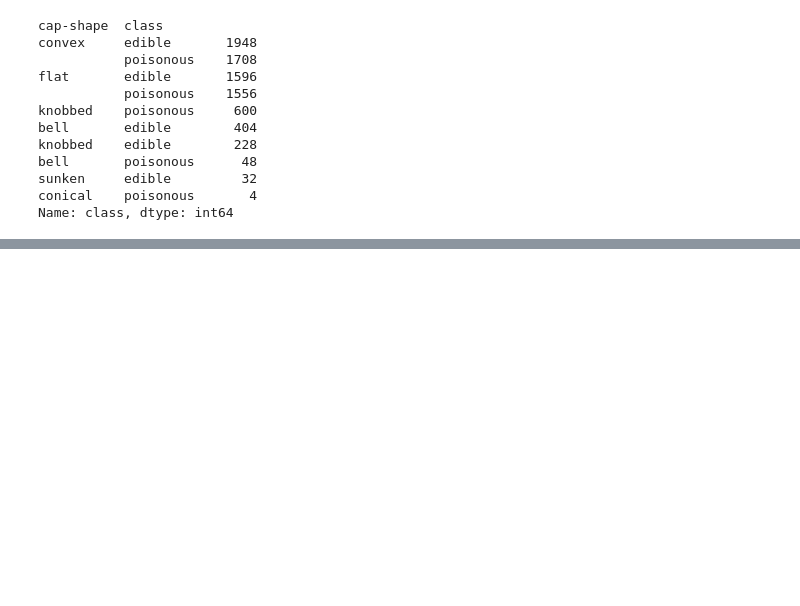
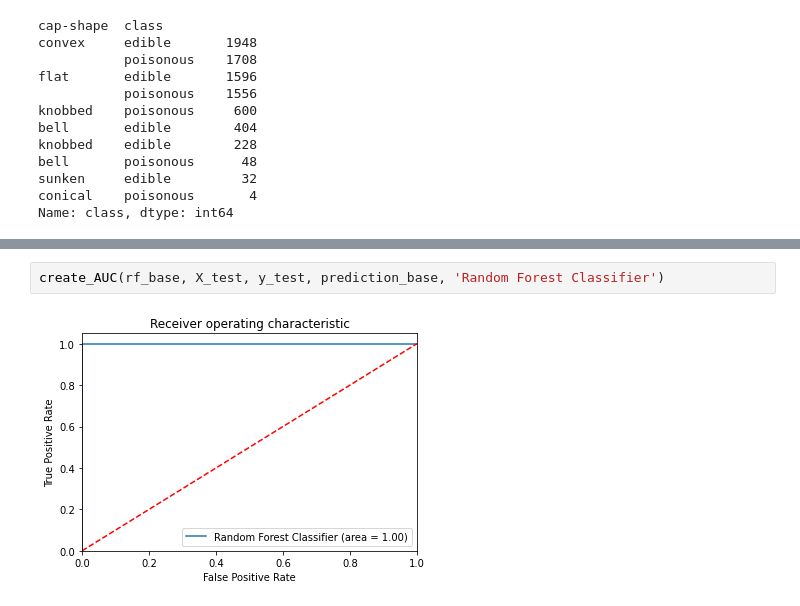
Before and after one commit to sidchakravarty/publications_mushroom_classification, a Jupyter notebook: 2. 2023-MLCL03-Mushroom (Random Forest).ipynb, the cells around one changed output, grey strips where cells are left out. Saved outputs shown, nothing was run; the diff lists cells and outputs as text; blank space fills up the shorter version.

```diff
--- a/2. 2023-MLCL03-Mushroom (Random Forest).ipynb
+++ b/2. 2023-MLCL03-Mushroom (Random Forest).ipynb
@@ -258,0 +448,4 @@ Name: class, dtype: int64
+# %%
+create_AUC(rf_base, X_test, y_test, prediction_base, 'Random Forest Classifier')
+# %% [output]
+[figure, added]
```
Also changed, not shown: parts of 54 cells of this notebook, 1 other file.
